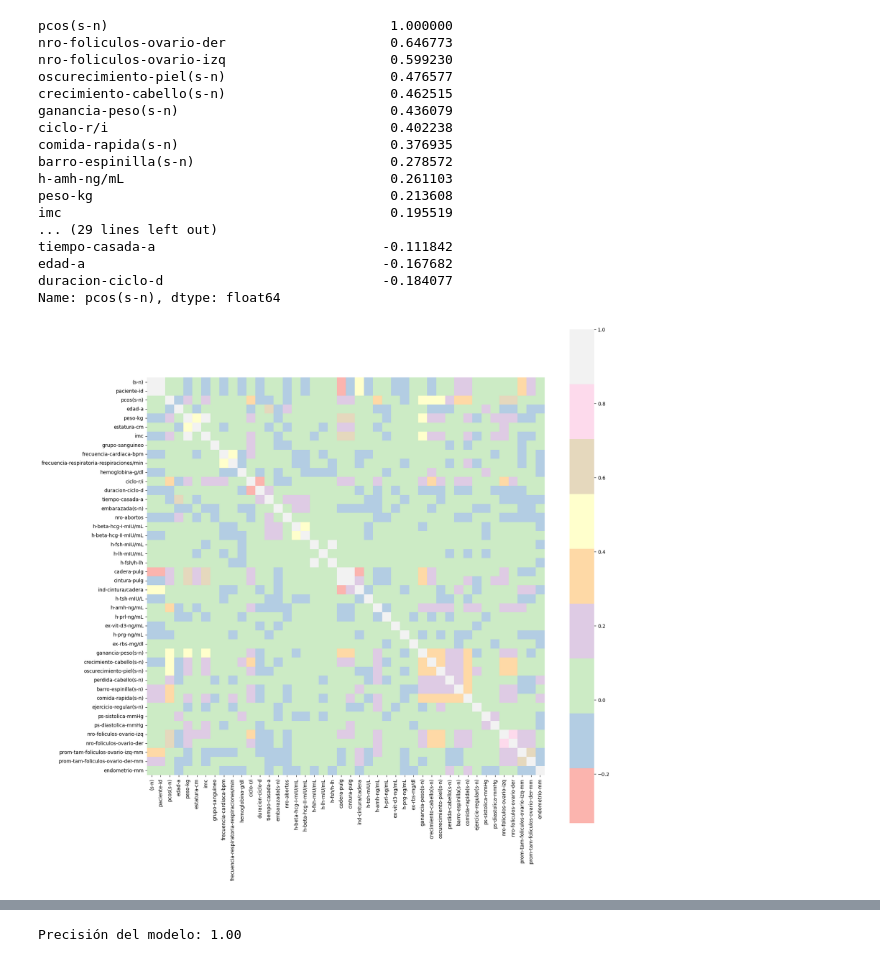
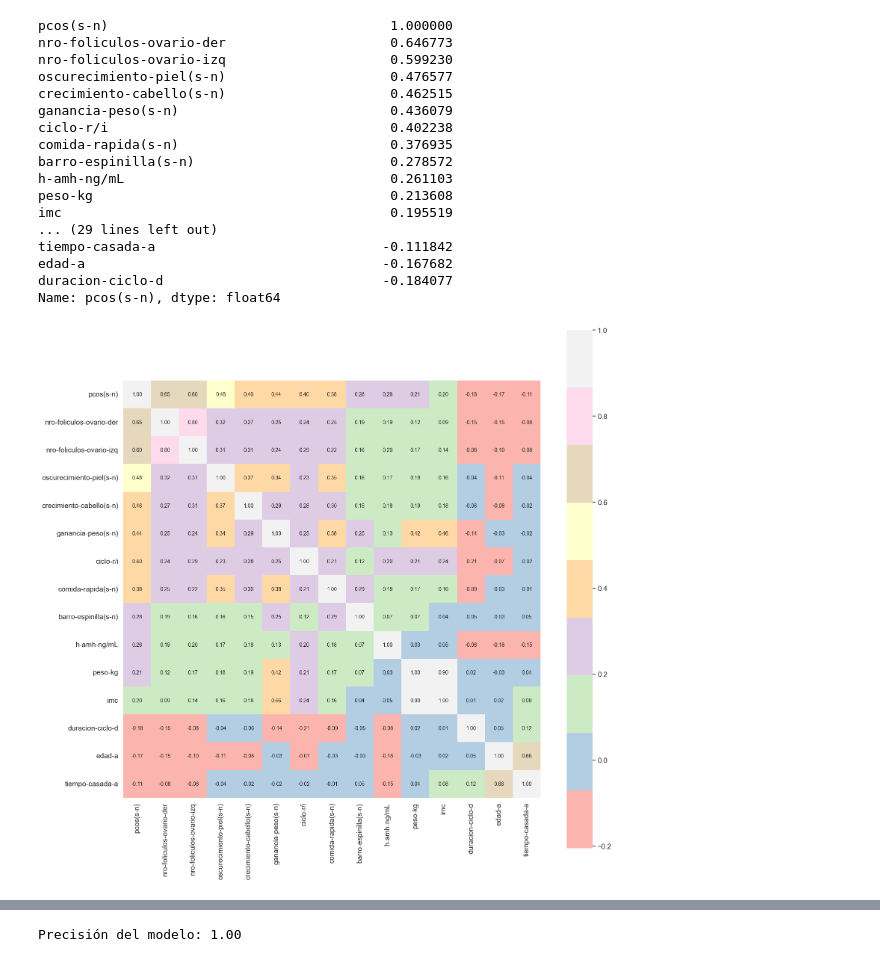
Before and after one commit to armandoordonez/eda_couse, a Jupyter notebook: Proyecto-Final-FabianSF.ipynb, the cells around one changed output, grey strips where cells are left out. Drawn from its saved outputs; the diff is of its cells as text; code cells hidden in the pictures.

```diff
--- a/Proyecto-Final-FabianSF.ipynb
+++ b/Proyecto-Final-FabianSF.ipynb
@@ -564,10 +573,20 @@ tiempo-casada-a                             -0.111842
 edad-a                                      -0.167682
 duracion-ciclo-d                            -0.184077
 Name: pcos(s-n), dtype: float64
-# %%
-#Determinamos una matriz de correlación de todos los valores de cada parametro
-corrmat = df.corr()
-plt.subplots(figsize=(18,18))
-sns.heatmap(corrmat,cmap="Pastel1", square=True);
-# %% [output]
-[figure, removed]
+# %%
+#Bastantes variables tienen correlación significativa
+
+plt.figure(figsize=(18,18))
+k = 12 #número de variables con mapa de calor positivo
+l = 3 #número de variables con mapa de calor negativo
+cols_p = corrmat.nlargest(k, "pcos(s-n)")["pcos(s-n)"].index
+cols_n = corrmat.nsmallest(l, "pcos(s-n)")["pcos(s-n)"].index
+cols = cols_p.append(cols_n)
+
+cm = np.corrcoef(df[cols].values.T)
+sns.set(font_scale=1.25)
+hm = sns.heatmap(cm, cbar=True,cmap="Pastel1", annot=True, square=True, fmt='.2f',
+                 annot_kws={'size': 10}, yticklabels=cols.values, xticklabels=cols.values)
+plt.show()
+# %% [output]
+[figure, added]
```
Also changed, not shown: parts of 14 cells of this notebook.
